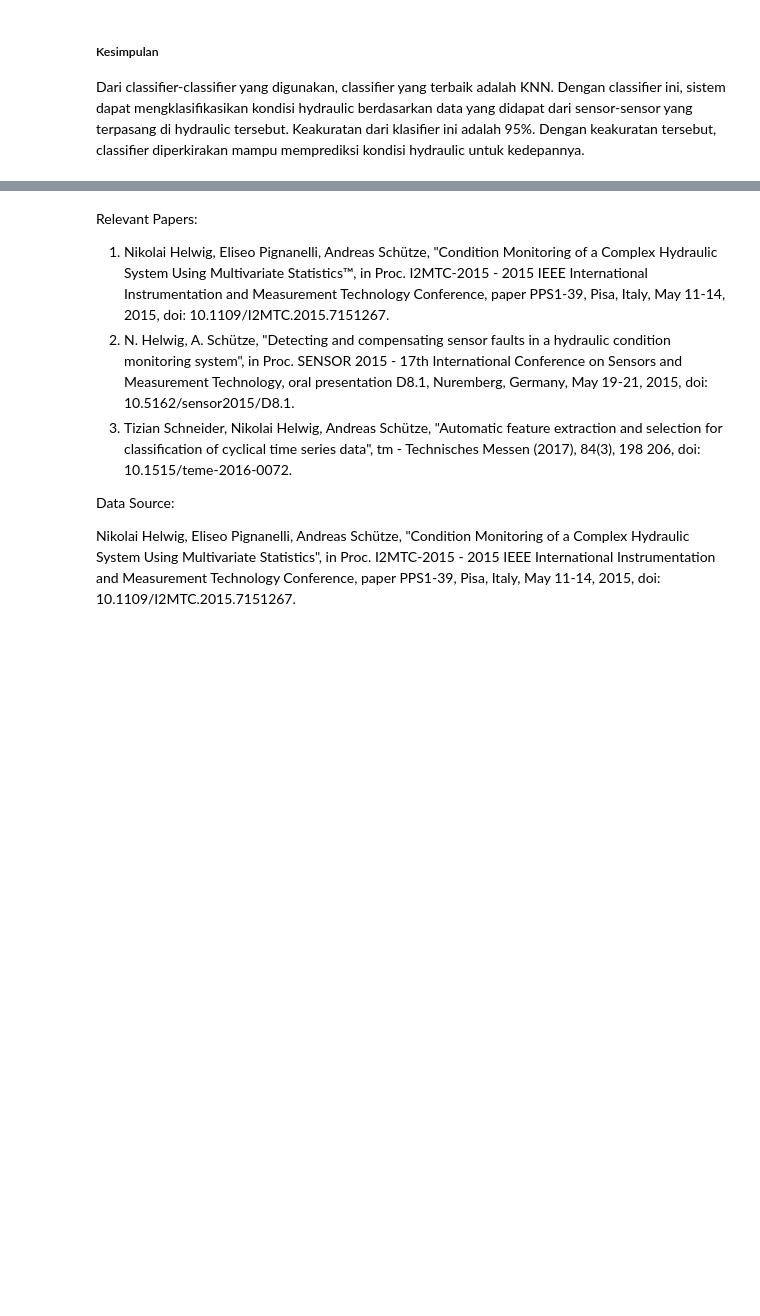
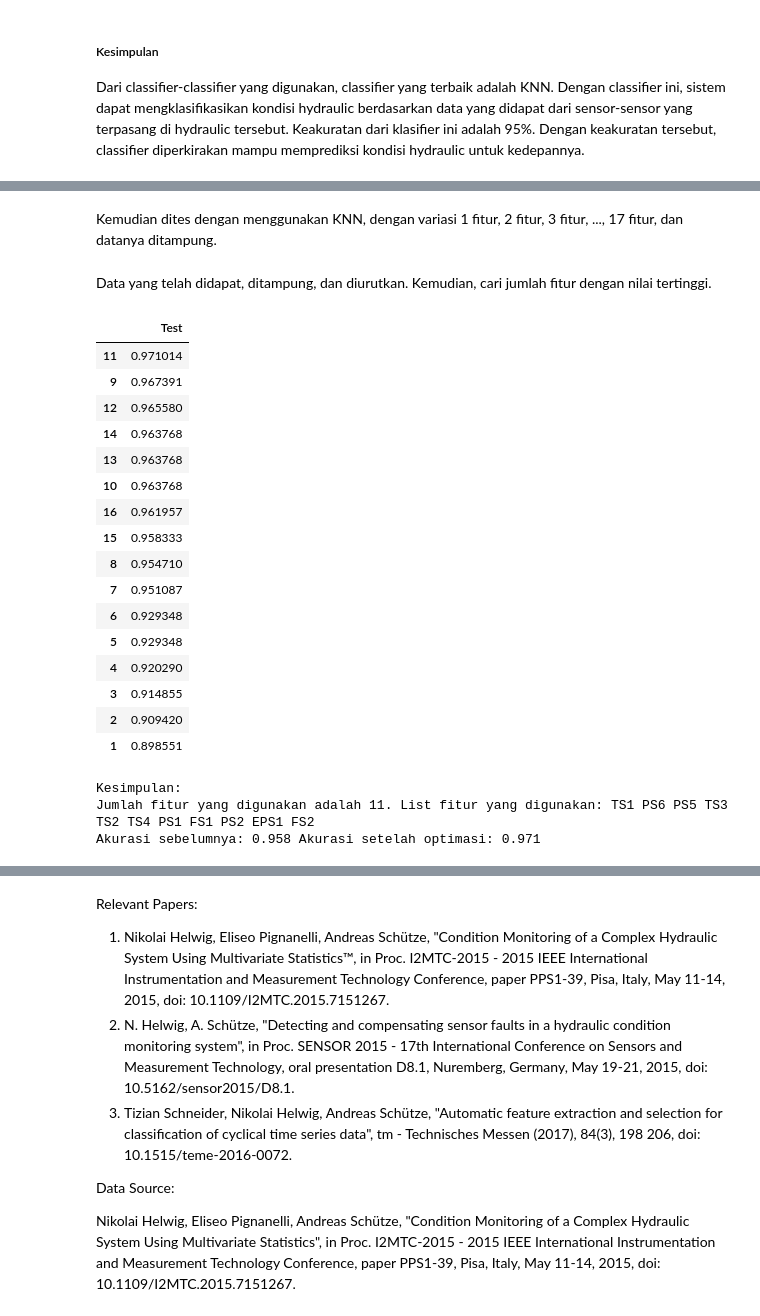
Before and after one commit to triopu/Final-Project, a Jupyter notebook: final_project.ipynb, the cells around one changed output, grey strips where cells are left out. Cells and saved outputs as stored; diff of their text form; code cells hidden in the pictures; blank space fills up the shorter version.

```diff
--- a/final_project.ipynb
+++ b/final_project.ipynb
@@ -533,6 +549,7 @@ my_result = pd.DataFrame(result)
 my_result.rename(index={0:'Train',1:'Test'}, inplace=True)
 
 index = my_result.idxmax(axis = 1)
+nilai_ft1 = my_result.max(axis = 1)
 
 print("Classifier terbaik untuk data Train: {}".format(index[0]))
 print("Classifier terbaik untuk data Test: {}".format(index[1]))
@@ -550,3 +612,66 @@ Dari classifier-classifier yang digunakan, classifier yang terbaik adalah KNN. D
+# %% [markdown]
+Kemudian dites dengan menggunakan KNN, dengan variasi 1 fitur, 2 fitur, 3 fitur, ..., 17 fitur, dan datanya ditampung.
+# %%
+list_of_feature = data_list.index.values
+result_singles = dict() # Membuat penampung hasil
+X = data[[list_of_feature[0]]]
+a = 1
+for i in range(len(list_of_feature)-1):
+    # Mensplit data test dan data train
+    X_train, X_test, y_train, y_test = train_test_split(X,y, random_state=0)
+
+    # Normalisasi data
+    scaler = MinMaxScaler()
+    X_train = scaler.fit_transform(X_train)
+    X_test = scaler.transform(X_test)
+
+    knn = KNeighborsClassifier()
+    knn.fit(X_train, y_train)
+    result_singles[str(a)] = [knn.score(X_train, y_train), knn.score(X_test, y_test)]
+
+    X_d = data[[list_of_feature[i+1]]]
+    X = pd.concat([X, X_d], sort=False, axis =1)
+    a = a+1
+# %% [markdown]
+Data yang telah didapat, ditampung, dan diurutkan. Kemudian, cari jumlah fitur dengan nilai tertinggi.
+# %%
+# Mengolah data, ditranspose, diberi nama columnsnya, dan disort
+my_rslt = pd.DataFrame(result_singles).transpose()
+my_rslt.rename(columns={0:'Train',1:'Test'}, inplace=True)
+data_lists = pd.DataFrame(my_rslt["Test"].sort_values(ascending = False))
+
+display(data_lists) # Menampilkan
+
+nf = int(data_lists.index.values[0])# Jumlah fitur terbaik
+nilai_ft2 = data_lists.iloc[0,0] # Nilai akurasi
+
+print("Kesimpulan:")
+print("Jumlah fitur yang digunakan adalah {:d}. List fitur yang digunakan: ".format(nf),end ='')
+for i in range((nf)):
+    print(list_of_feature[i]+' ',end = '')
+
+print("\nAkurasi sebelumnya: {:.3f} Akurasi setelah optimasi: {:0.3f}".format(nilai_ft1[1],nilai_ft2))
+# %% [output]
+|  | Test |
+| 11 | 0.971014 |
+| 9 | 0.967391 |
+| 12 | 0.965580 |
+| 14 | 0.963768 |
+| 13 | 0.963768 |
+| 10 | 0.963768 |
+| 16 | 0.961957 |
+| 15 | 0.958333 |
+| 8 | 0.954710 |
+| 7 | 0.951087 |
+| 6 | 0.929348 |
+| 5 | 0.929348 |
+| 4 | 0.920290 |
+| 3 | 0.914855 |
+| 2 | 0.909420 |
+| 1 | 0.898551 |
+Kesimpulan:
+Jumlah fitur yang digunakan adalah 11. List fitur yang digunakan: TS1 PS6 PS5 TS3 TS2 TS4 PS1 FS1 PS2 EPS1 FS2
+Akurasi sebelumnya: 0.958 Akurasi setelah optimasi: 0.971
 # %% [markdown]
 <img src="https://media.giphy.com/media/HX3lSnGXZnaWk/source.gif" width="480">
 
```
Also changed, not shown: parts of 24 cells of this notebook.
